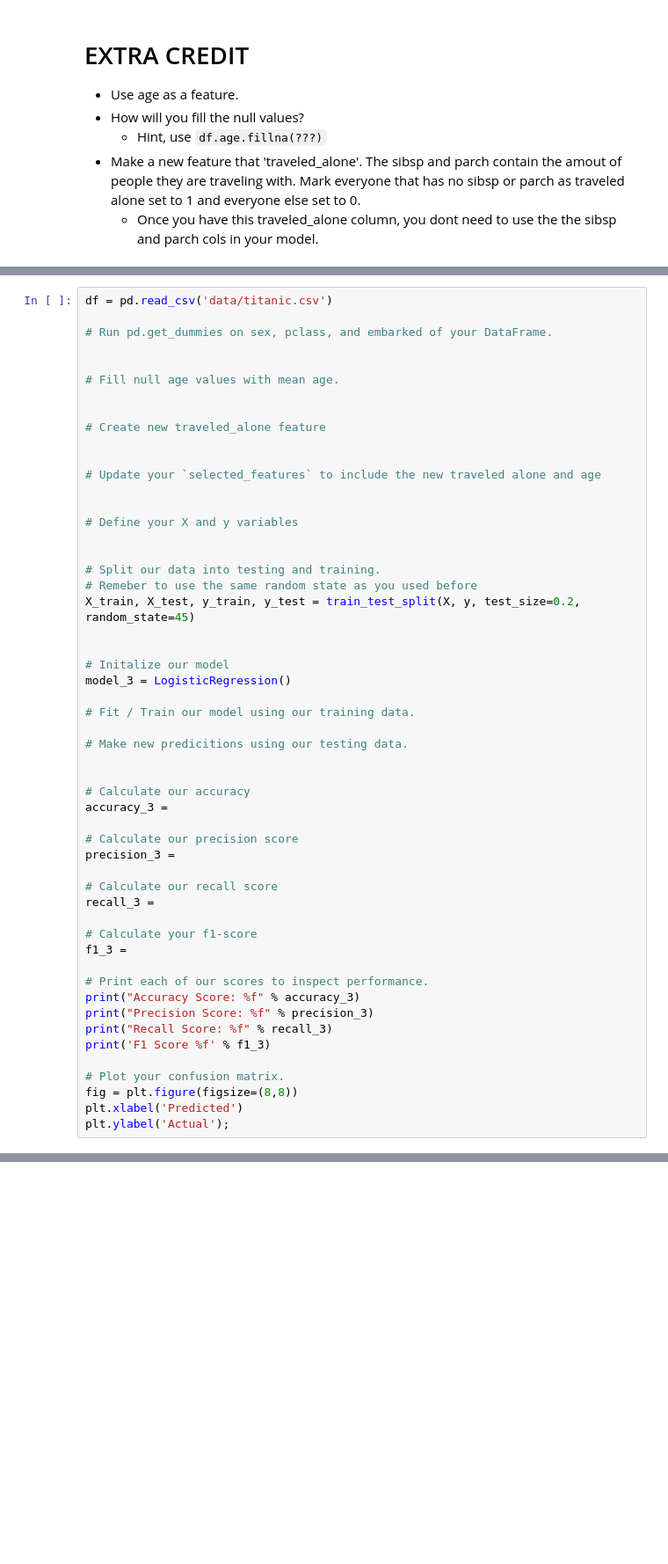
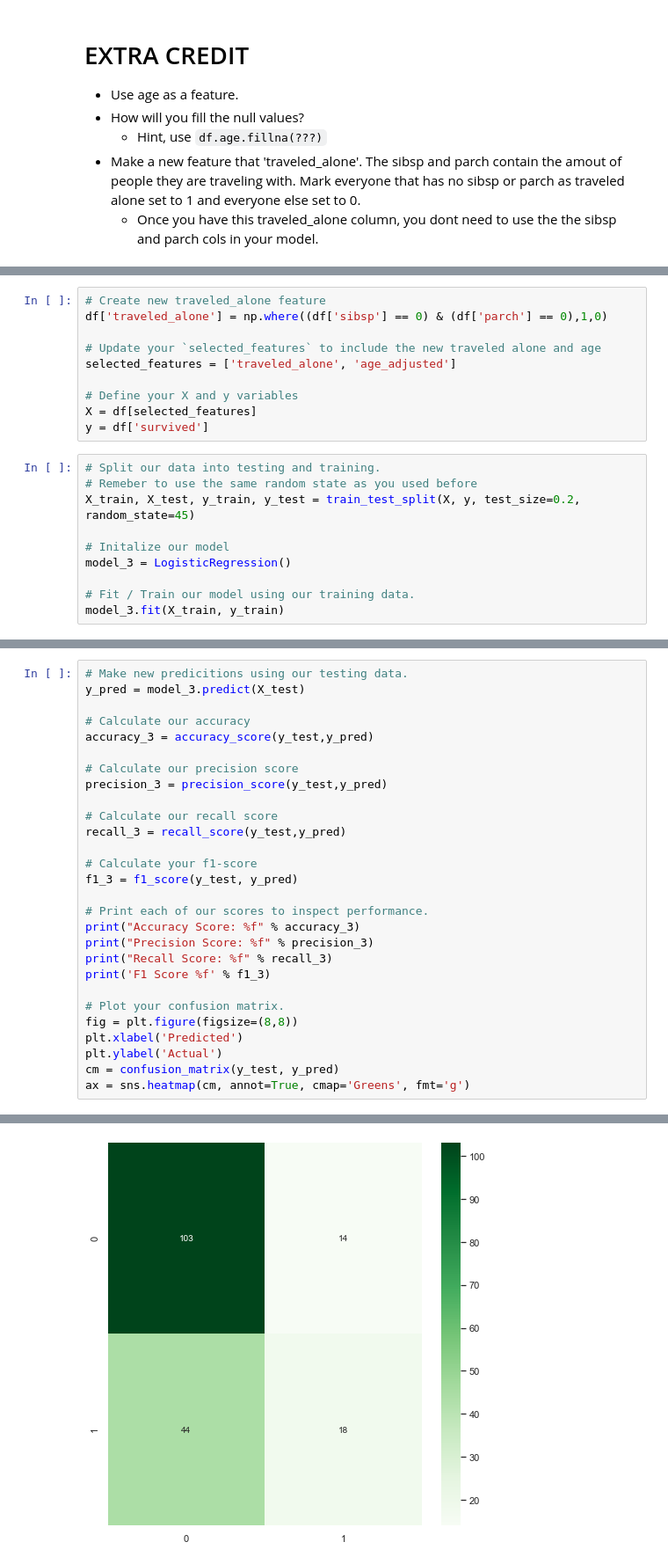
Before and after one commit to aleksgeorgi/2022-fall-data-science, a Jupyter notebook: Week-03-Intro-To-ML/Exercise-Logistic-Regression.ipynb, the cells around one changed output, grey strips where cells are left out. Shown at 88% size. Cells and saved outputs as stored; diff of their text form; blank space fills up the shorter version.

```diff
--- a/Week-03-Intro-To-ML/Exercise-Logistic-Regression.ipynb
+++ b/Week-03-Intro-To-ML/Exercise-Logistic-Regression.ipynb
@@ -216,0 +337,20 @@ plt.ylabel('Actual');
+# %%
+# Create new traveled_alone feature
+df['traveled_alone'] = np.where((df['sibsp'] == 0) & (df['parch'] == 0),1,0)
+
+# Update your `selected_features` to include the new traveled alone and age
+selected_features = ['traveled_alone', 'age_adjusted']
+
+# Define your X and y variables
+X = df[selected_features]
+y = df['survived']
+# %%
+# Split our data into testing and training.
+# Remeber to use the same random state as you used before
+X_train, X_test, y_train, y_test = train_test_split(X, y, test_size=0.2, random_state=45)
+
+# Initalize our model
+model_3 = LogisticRegression()
+
+# Fit / Train our model using our training data.
+model_3.fit(X_train, y_train)
@@ -217,45 +359,18 @@ plt.ylabel('Actual');
 # %%
-df = pd.read_csv('data/titanic.csv')
-
-# Run pd.get_dummies on sex, pclass, and embarked of your DataFrame.
-
-
-# Fill null age values with mean age.
-
-
-# Create new traveled_alone feature
-
-
-# Update your `selected_features` to include the new traveled alone and age
-
-
-# Define your X and y variables
-
-
-# Split our data into testing and training.
-# Remeber to use the same random state as you used before
-X_train, X_test, y_train, y_test = train_test_split(X, y, test_size=0.2, random_state=45)
-
-
-# Initalize our model
-model_3 = LogisticRegression()
-
-# Fit / Train our model using our training data.
-
 # Make new predicitions using our testing data.
-
+y_pred = model_3.predict(X_test)
 
 # Calculate our accuracy
-accuracy_3 =
+accuracy_3 = accuracy_score(y_test,y_pred)
 
 # Calculate our precision score
-precision_3 =
+precision_3 = precision_score(y_test,y_pred)
 
 # Calculate our recall score
-recall_3 =
+recall_3 = recall_score(y_test,y_pred)
 
 # Calculate your f1-score
-f1_3 =
+f1_3 = f1_score(y_test, y_pred)
 
 # Print each of our scores to inspect performance.
 print("Accuracy Score: %f" % accuracy_3)
@@ -266,4 +381,7 @@ print('F1 Score %f' % f1_3)
 # Plot your confusion matrix.
 fig = plt.figure(figsize=(8,8))
 plt.xlabel('Predicted')
-plt.ylabel('Actual');
+plt.ylabel('Actual')
+cm = confusion_matrix(y_test, y_pred)
+ax = sns.heatmap(cm, annot=True, cmap='Greens', fmt='g')
+# %% [output]
@@ -269,0 +392 @@ plt.ylabel('Actual');
+[figure, added]
```
Also changed, not shown: parts of 25 cells of this notebook.
